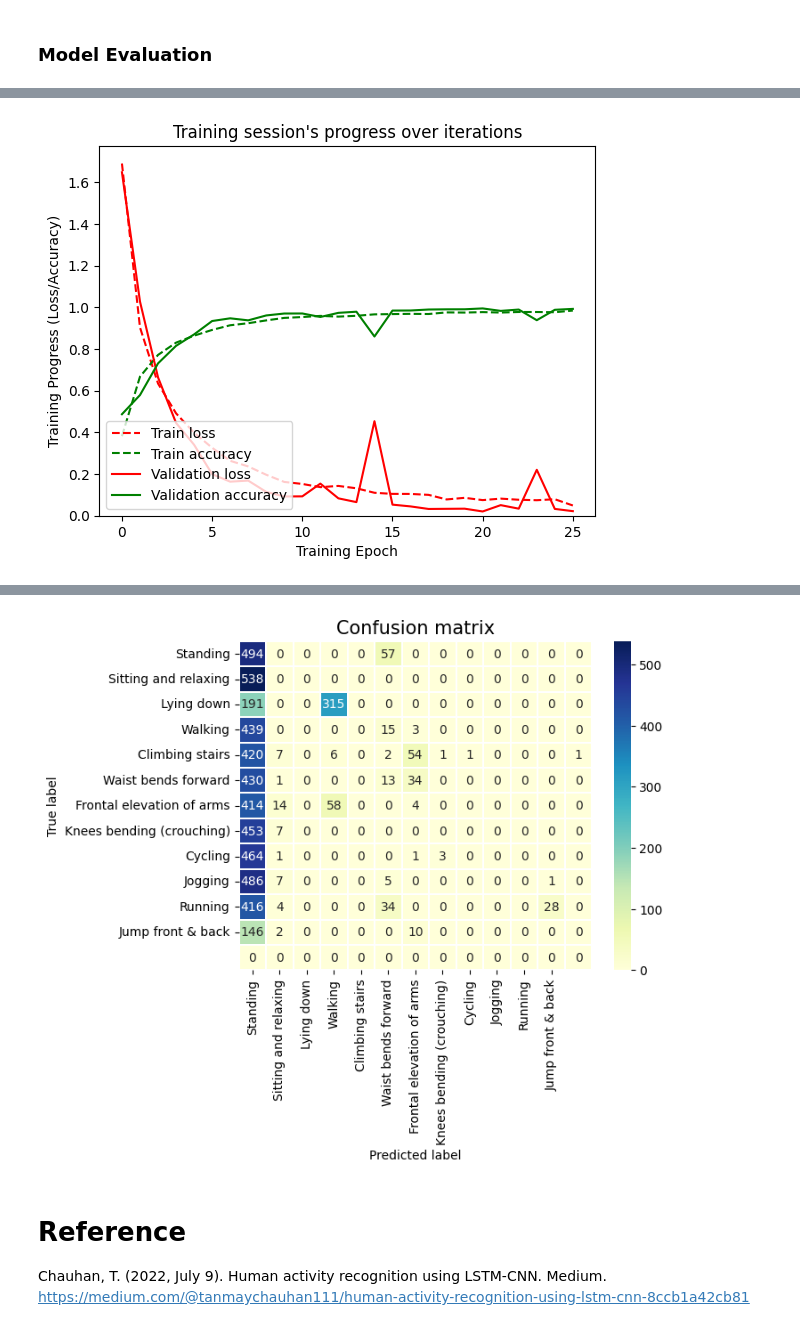
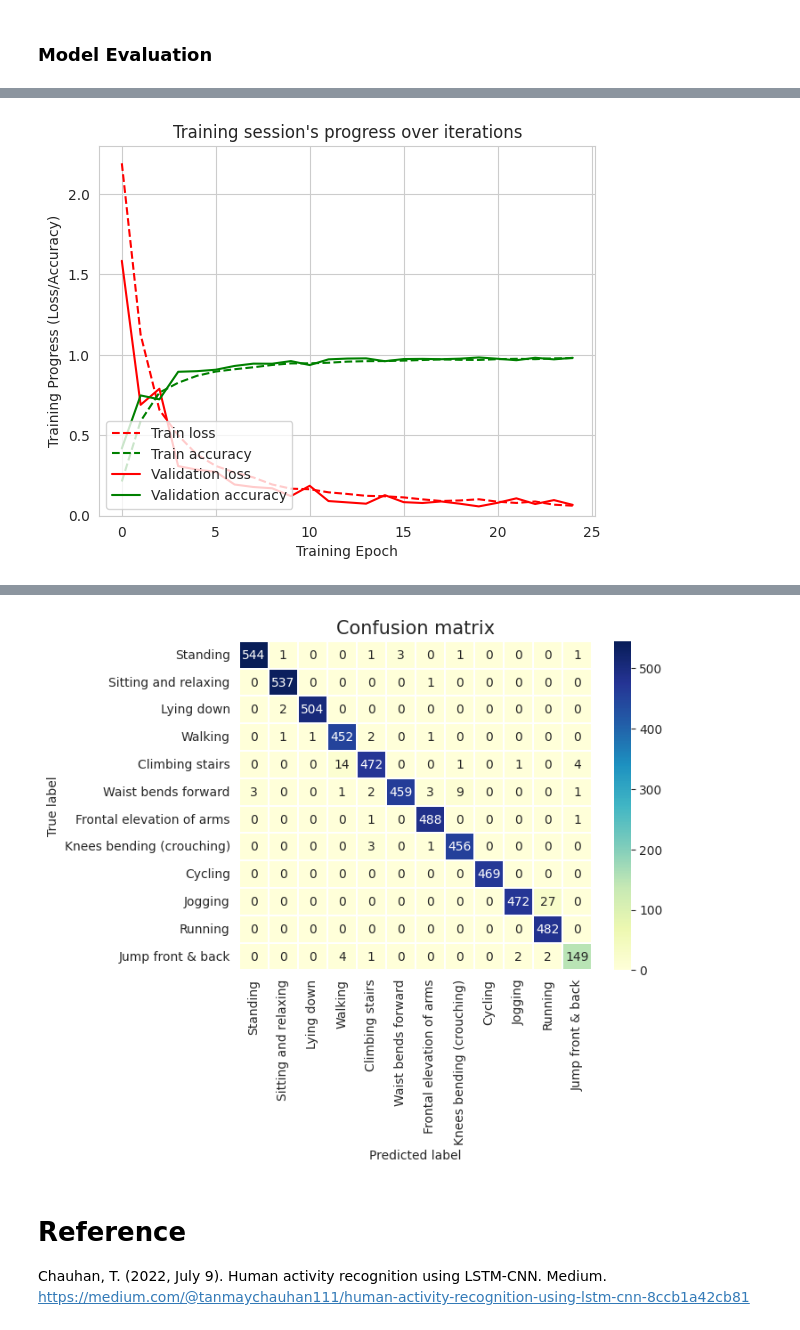
Before and after one commit to Jinyu-Luo/CHL5230-Datathon5, a Jupyter notebook: 11_CHL5230_F23.ipynb, the cells around one changed output, grey strips where cells are left out. Saved outputs shown, nothing was run; the diff lists cells and outputs as text; code cells hidden in the pictures.

```diff
--- a/11_CHL5230_F23.ipynb
+++ b/11_CHL5230_F23.ipynb
@@ -529,32 +516,15 @@ print(labels.shape)
 X_train, X_test, y_train, y_test = train_test_split(segments, labels,
                                                     test_size = 0.2,
                                                     random_state = seed)
-from imblearn.over_sampling import SMOTE
-from tensorflow.keras.utils import to_categorical
-from sklearn.preprocessing import LabelEncoder
-
-
-# Convert labels from one-hot encoding to single integers for SMOTE
-encoder = LabelEncoder()
-y_train_integers = encoder.fit_transform([np.argmax(y, axis=None, out=None) for y in y_train])
-
-# Apply SMOTE
-smote = SMOTE(random_state=42)
-X_train_smote, y_train_smote = smote.fit_resample(X_train.reshape(X_train.shape[0], -1), y_train_integers)
-
-# Reshape X_train back to 3D shape for LSTM and convert y_train back to one-hot encoding
-X_train_smote = X_train_smote.reshape(X_train_smote.shape[0], X_train.shape[1], X_train.shape[2])
-y_train_smote = to_categorical(y_train_smote)
-
 model2 = Sequential()
 # RNN layer
-model2.add(LSTM(units = 128, input_shape = (X_train_smote.shape[1], X_train_smote.shape[2])))
+model2.add(LSTM(units = 128, input_shape = (X_train.shape[1], X_train.shape[2])))
 # Dropout layer
 model2.add(Dropout(0.5))
 # Dense layer with ReLu
 model2.add(Dense(units = 64, activation='relu'))
 # Softmax layer
-model2.add(Dense(y_train_smote.shape[1], activation = 'softmax'))
+model2.add(Dense(y_train.shape[1], activation = 'softmax'))
 # Compile model
 model2.compile(loss='categorical_crossentropy',
               optimizer='adam', metrics=['accuracy'])
@@ -578,8 +548,9 @@ Trainable params: 81228 (317.30 KB)
 Non-trainable params: 0 (0.00 Byte)
 _________________________________________________________________
 # %%
-history2 = model2.fit(X_train_smote, y_train_smote, epochs=n_epochs,
-                     validation_split=0.20,
-                     batch_size=batch_size, verbose=1,
-                     callbacks=[early_stopping])
+# Define EarlyStopping callback
+history2 = model2.fit(X_train, y_train, epochs=50,
+                      validation_split=0.20,
+                      batch_size=batch_size, verbose=1,
+                      callbacks=[early_stopping])
 # %% [output]
@@ -621,11 +599,11 @@ plt.xlabel('Training Epoch')
 plt.ylim(0)
 plt.show()
 # %% [output]
-[figure, old version]
+[figure, new version]
 # %%
 # Confusion Matrix
 from sklearn.metrics import confusion_matrix
-predictions = model.predict(X_test)
+predictions = model2.predict(X_test)
 class_labels = [
     'Standing', 'Sitting and relaxing', 'Lying down',
     'Walking', 'Climbing stairs', 'Waist bends forward',
@@ -650,4 +628,4 @@ plt.show()
-[figure, old version]
+[figure, new version]
 # %% [markdown]
 # Reference
 
```
Also changed, not shown: parts of 16 cells of this notebook.
